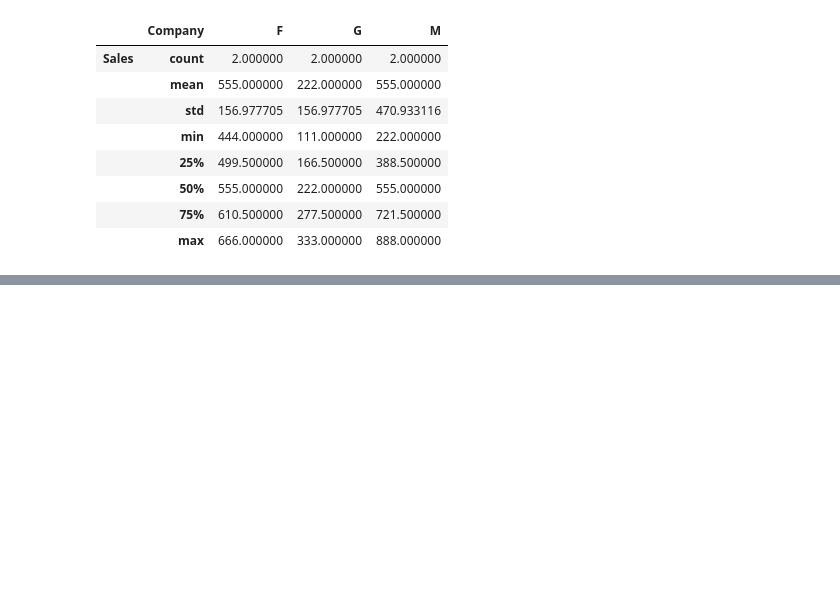
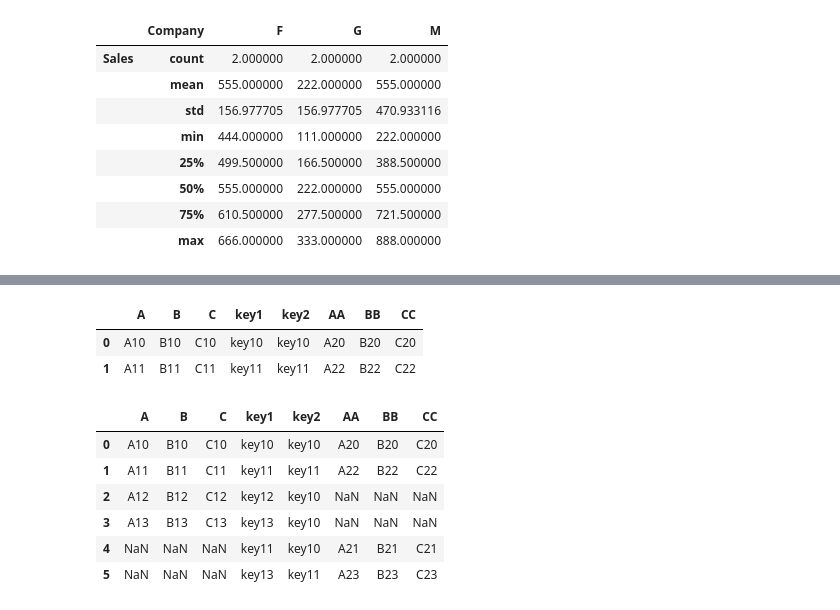
Before and after one commit to KamrulSh/Data-Science-Practice, a Jupyter notebook: DS2_pandas.ipynb, the cells around one changed output, grey strips where cells are left out. Drawn from its saved outputs; the diff is of its cells as text; code cells hidden in the pictures; blank space fills up the shorter version.

```diff
--- a/DS2_pandas.ipynb
+++ b/DS2_pandas.ipynb
@@ -511,0 +605,27 @@ dataCompany.groupby('Company').describe().transpose()
+# %%
+df_left = pd.DataFrame({'A':['A10','A11','A12','A13'],
+                    'B':['B10','B11','B12','B13'],
+                    'C':['C10','C11','C12','C13'],
+                    'key1':['key10','key11','key12','key13'],
+                    'key2':['key10','key11','key10','key10']})
+df_right = pd.DataFrame({'AA':['A20','A21','A22','A23'],
+                    'BB':['B20','B21','B22','B23'],
+                    'CC':['C20','C21','C22','C23'],
+                    'key1':['key10','key11','key11','key13'],
+                    'key2':['key10','key10','key11','key11']})
+# %%
+pd.merge(df_left,df_right,on=['key1','key2'])
+# %% [output]
+|  | A | B | C | key1 | key2 | AA | BB | CC |
+| 0 | A10 | B10 | C10 | key10 | key10 | A20 | B20 | C20 |
+| 1 | A11 | B11 | C11 | key11 | key11 | A22 | B22 | C22 |
+# %%
+pd.merge(df_left,df_right,how='outer',on=['key1','key2'])
+# %% [output]
+|  | A | B | C | key1 | key2 | AA | BB | CC |
+| 0 | A10 | B10 | C10 | key10 | key10 | A20 | B20 | C20 |
+| 1 | A11 | B11 | C11 | key11 | key11 | A22 | B22 | C22 |
+| 2 | A12 | B12 | C12 | key12 | key10 | NaN | NaN | NaN |
+| 3 | A13 | B13 | C13 | key13 | key10 | NaN | NaN | NaN |
+| 4 | NaN | NaN | NaN | key11 | key10 | A21 | B21 | C21 |
+| 5 | NaN | NaN | NaN | key13 | key11 | A23 | B23 | C23 |
```
Also changed, not shown: parts of 15 cells of this notebook.
